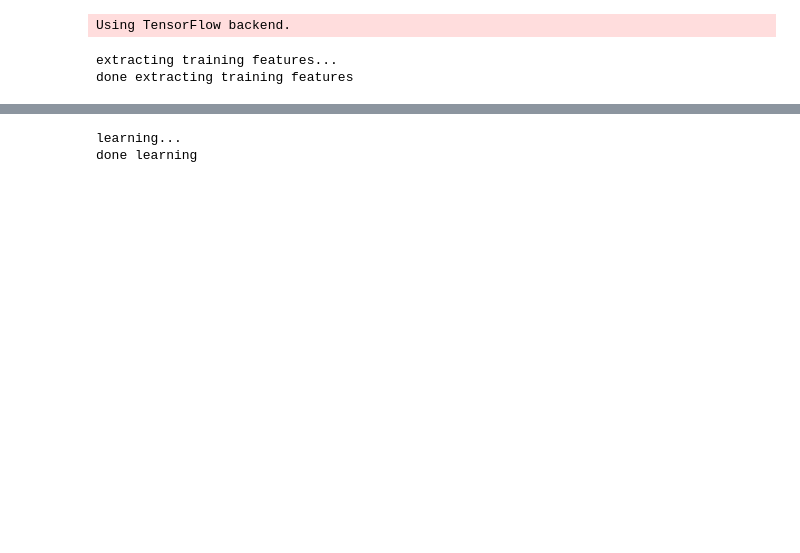
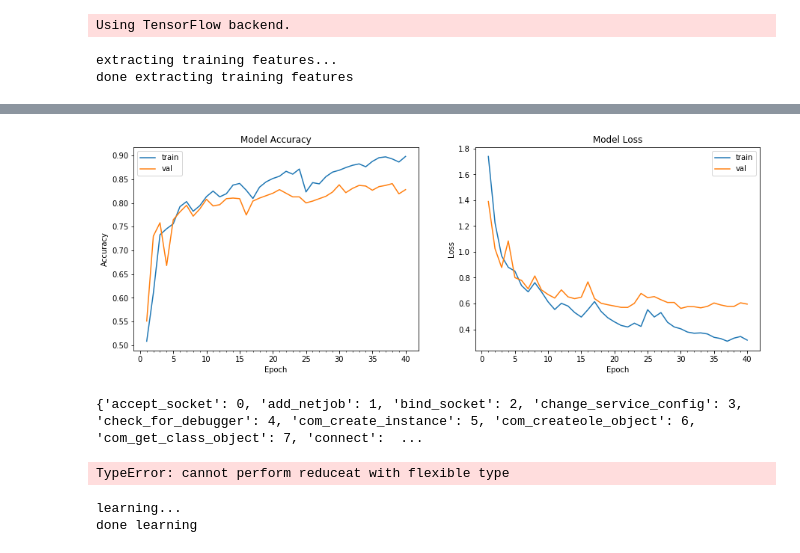
Before and after one commit to YaBoyLamp/cs181-s18-practicals, a Jupyter notebook: P2/ngrams.ipynb, the cells around one changed output, grey strips where cells are left out. Drawn from its saved outputs; the diff is of its cells as text; code cells hidden in the pictures; blank space fills up the shorter version.

```diff
--- a/P2/ngrams.ipynb
+++ b/P2/ngrams.ipynb
@@ -322,12 +382,13 @@ test_dir = "test"
 outputfile = "sample_predictions.csv"  # feel free to change this or take it as an argument
 
 # TODO put the names of the feature functions you've defined above in this list
-ffs = [n_gram_sys_call_count_feats]
+ffs = [sys_call_count_feats]
 
 # extract features
 print ("extracting training features...")
 X_train,global_feat_dict,t_train,train_ids = extract_feats(ffs, train_dir)
 print ("done extracting training features")
+vocabulary = global_feat_dict
 print ()
 # %% [output]
 extracting training features...
@@ -334,0 +402,26 @@ done extracting training features
+# %%
+import itertools
+from keras.preprocessing import sequence
+
+seqs, classes = get_sequences('train')
+sequences = []
+ids = []
+labels = []
+for (id, seq) in seqs.items():
+    for i in range(len(seq)):
+        seq[i] = vocabulary[seq[i]]
+    sequences.append(seq)
+    ids.append(id)
+    labels.append(classes[id])
+
+print(sequences[0])
+sequence_len = 500
+sequences = sequence.pad_sequences(sequences, maxlen = sequence_len, value = len(vocabulary))
+ids = np.array(ids)
+# sequences = np.array(list(itertools.zip_longest(*sequences, fillvalue=len(vocabulary)))).T
+print(sequences.shape)
+print(sequences[0])
+
+# onehot_train_input = onehot_sparse(sequences).toarray()
+onehot_train_labels = tf.Session().run(tf.one_hot(labels, 14))
+onehot_train_labels = np.asarray(onehot_train_labels, dtype = int)
@@ -334,0 +446,4 @@ done extracting training features
+# %%
+split = 2300
+s = np.arange(X_train.shape[0])
+np.random.shuffle(s)
@@ -334,0 +452,8 @@ done extracting training features
+# %%
+model = Sequential()
+model.add(Embedding(len(vocabulary) + 1, 200, input_length=sequence_len))
+model.add(LSTM(200))
+model.add(Dense(14, activation='softmax'))
+model.compile(loss='categorical_crossentropy', optimizer='adam', metrics=['accuracy'])
+print(model.summary())
+model_info = model.fit(sequences[s[:split]], onehot_train_labels[s[:split]], validation_data=(sequences[s[split:]], onehot_train_labels[s[split:]]), epochs=40, batch_size=64)
@@ -334,0 +478,4 @@ done extracting training features
+# %%
+plot_model_history(model_info)
+# %% [output]
+[figure, added]
@@ -334,0 +484,11 @@ done extracting training features
+# %%
+print(global_feat_dict)
+# %% [output]
+{'accept_socket': 0, 'add_netjob': 1, 'bind_socket': 2, 'change_service_config': 3, 'check_for_debugger': 4, 'com_create_instance': 5, 'com_createole_object': 6, 'com_get_class_object': 7, 'connect':  ...
+# %%
+ffs = [seq_feats]
+X_train,global_feat_dict,t_train,train_ids = extract_feats(ffs, train_dir)
+print (X_train)
+print (global_feat_dict)
+# %% [output]
+TypeError: cannot perform reduceat with flexible type
```
Also changed, not shown: parts of 18 cells of this notebook, 1 other file.
